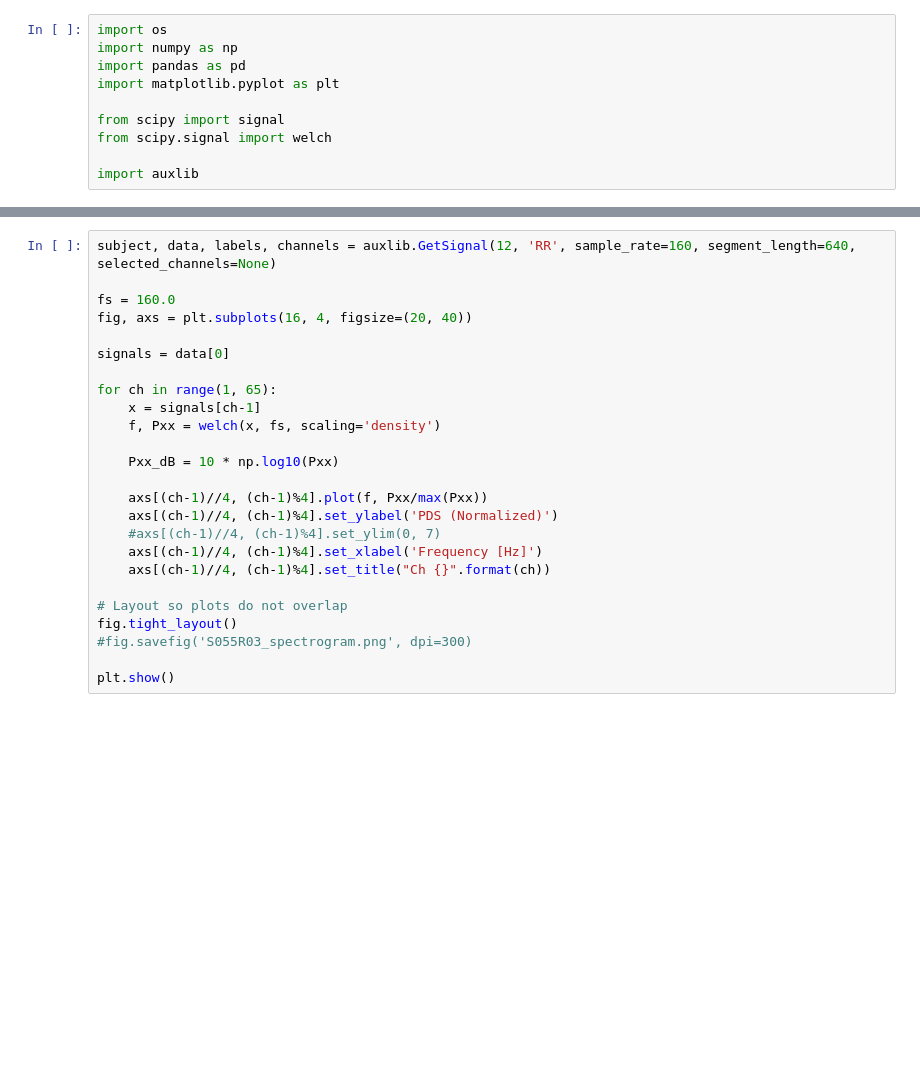
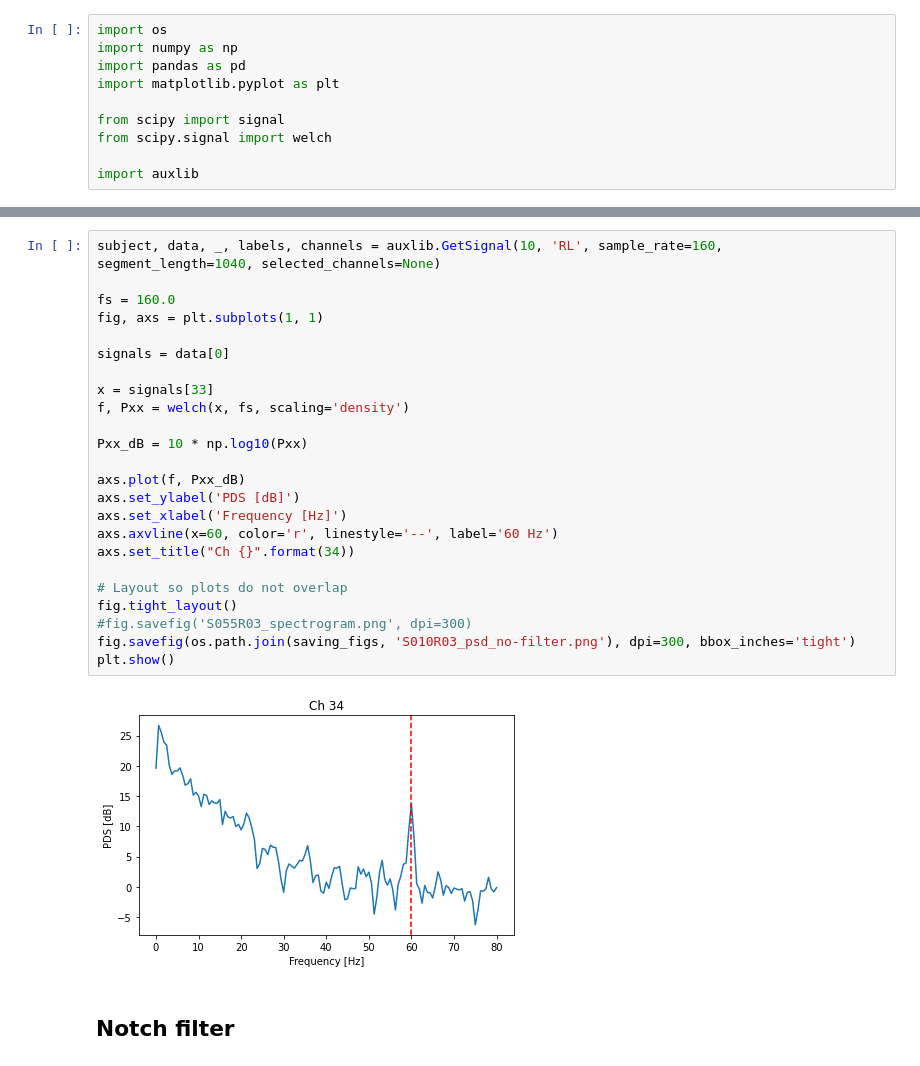
Before and after one commit to agmedinaz/eeg_analysis, a Jupyter notebook: psd_analysis.ipynb, the cells around one changed output, grey strips where cells are left out. Drawn from its saved outputs; the diff is of its cells as text; blank space fills up the shorter version.

```diff
--- a/psd_analysis.ipynb
+++ b/psd_analysis.ipynb
@@ -46,25 +48,28 @@ plt.show()
-# %%
-subject, data, labels, channels = auxlib.GetSignal(12, 'RR', sample_rate=160, segment_length=640, selected_channels=None)
-
-fs = 160.0
-fig, axs = plt.subplots(16, 4, figsize=(20, 40))
-
-signals = data[0]
-
-for ch in range(1, 65):
-	x = signals[ch-1]
-	f, Pxx = welch(x, fs, scaling='density')
-
-	Pxx_dB = 10 * np.log10(Pxx)
-
-	axs[(ch-1)//4, (ch-1)%4].plot(f, Pxx/max(Pxx))
-	axs[(ch-1)//4, (ch-1)%4].set_ylabel('PDS (Normalized)')
-	#axs[(ch-1)//4, (ch-1)%4].set_ylim(0, 7)
-	axs[(ch-1)//4, (ch-1)%4].set_xlabel('Frequency [Hz]')
-	axs[(ch-1)//4, (ch-1)%4].set_title("Ch {}".format(ch))
-
-# Layout so plots do not overlap
-fig.tight_layout()
-#fig.savefig('S055R03_spectrogram.png', dpi=300)
-
-plt.show()
+# %%
+subject, data, _, labels, channels = auxlib.GetSignal(10, 'RL', sample_rate=160, segment_length=1040, selected_channels=None)
+
+fs = 160.0
+fig, axs = plt.subplots(1, 1)
+
+signals = data[0]
+
+x = signals[33]
+f, Pxx = welch(x, fs, scaling='density')
+
+Pxx_dB = 10 * np.log10(Pxx)
+
+axs.plot(f, Pxx_dB)
+axs.set_ylabel('PDS [dB]')
+axs.set_xlabel('Frequency [Hz]')
+axs.axvline(x=60, color='r', linestyle='--', label='60 Hz')
+axs.set_title("Ch {}".format(34))
+
+# Layout so plots do not overlap
+fig.tight_layout()
+#fig.savefig('S055R03_spectrogram.png', dpi=300)
+fig.savefig(os.path.join(saving_figs, 'S010R03_psd_no-filter.png'), dpi=300, bbox_inches='tight')
+plt.show()
+# %% [output]
+[figure, added]
+# %% [markdown]
+## Notch filter
```
Also changed, not shown: parts of 25 cells of this notebook, 28 other files.
